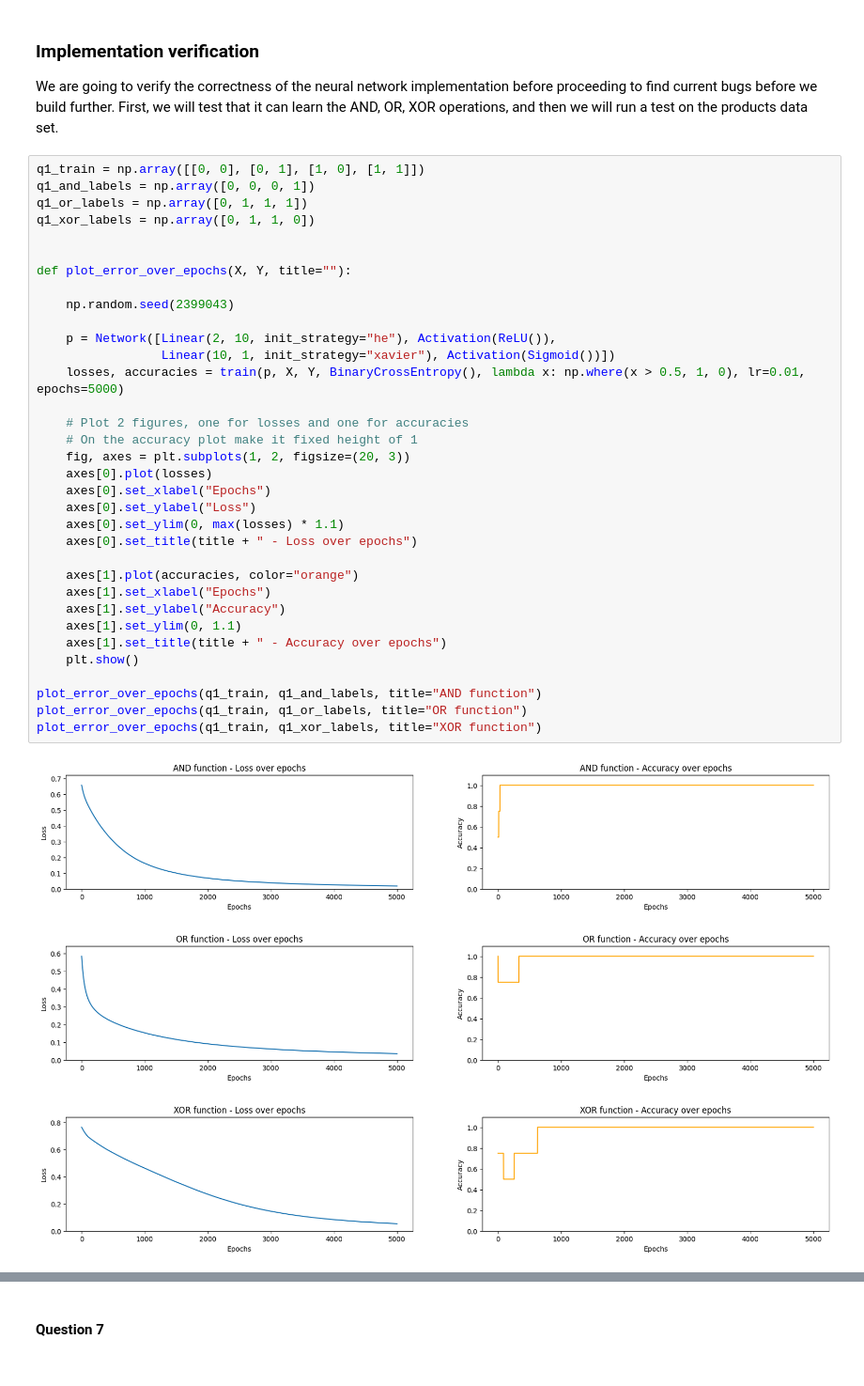
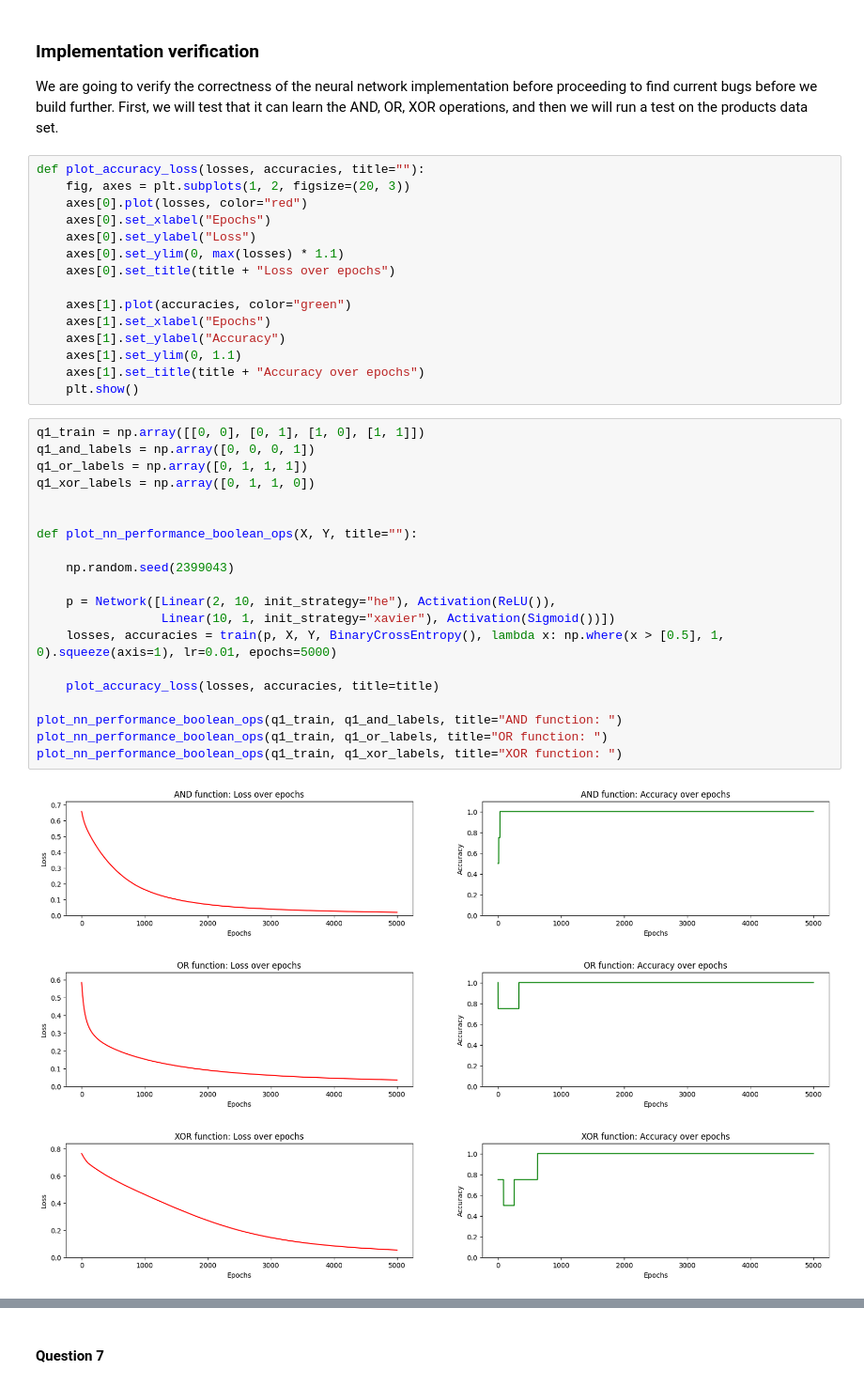
Before and after one commit to zain1290/Artificial-Neural-Network, a Jupyter notebook: src/Drago.ipynb, the cells around one changed output, grey strips where cells are left out. Shown at 94% size. Saved outputs shown, nothing was run; the diff lists cells and outputs as text.

```diff
--- a/src/Drago.ipynb
+++ b/src/Drago.ipynb
@@ -337,42 +337,43 @@ def train(net, inputs, labels, loss, mapToLabel, lr=0.1, epochs=1000):
 # %% [markdown]
 ### Implementation verification
 We are going to verify the correctness of the neural network implementation before proceeding to find current bugs before we build further. First, we will test that it can learn the AND, OR, XOR operations, and then we will run a test on the products data set.
+# %%
+def plot_accuracy_loss(losses, accuracies, title=""):
+    fig, axes = plt.subplots(1, 2, figsize=(20, 3))
+    axes[0].plot(losses, color="red")
+    axes[0].set_xlabel("Epochs")
+    axes[0].set_ylabel("Loss")
+    axes[0].set_ylim(0, max(losses) * 1.1)
+    axes[0].set_title(title + "Loss over epochs")
+
+    axes[1].plot(accuracies, color="green")
+    axes[1].set_xlabel("Epochs")
+    axes[1].set_ylabel("Accuracy")
+    axes[1].set_ylim(0, 1.1)
+    axes[1].set_title(title + "Accuracy over epochs")
+    plt.show()
 # %%
 q1_train = np.array([[0, 0], [0, 1], [1, 0], [1, 1]])
 q1_and_labels = np.array([0, 0, 0, 1])
 q1_or_labels = np.array([0, 1, 1, 1])
 q1_xor_labels = np.array([0, 1, 1, 0])
 
 
-def plot_error_over_epochs(X, Y, title=""):
+def plot_nn_performance_boolean_ops(X, Y, title=""):
 
     np.random.seed(2399043)
 
     p = Network([Linear(2, 10, init_strategy="he"), Activation(ReLU()),
                  Linear(10, 1, init_strategy="xavier"), Activation(Sigmoid())])
-    losses, accuracies = train(p, X, Y, BinaryCrossEntropy(), lambda x: np.where(x > 0.5, 1, 0), lr=0.01, epochs=5000)
+    losses, accuracies = train(p, X, Y, BinaryCrossEntropy(), lambda x: np.where(x > [0.5], 1, 0).squeeze(axis=1), lr=0.01, epochs=5000)
 
-    # Plot 2 figures, one for losses and one for accuracies
-    # On the accuracy plot make it fixed height of 1
-    fig, axes = plt.subplots(1, 2, figsize=(20, 3))
-    axes[0].plot(losses)
-    axes[0].set_xlabel("Epochs")
-    axes[0].set_ylabel("Loss")
-    axes[0].set_ylim(0, max(losses) * 1.1)
-    axes[0].set_title(title + " - Loss over epochs")
+    plot_accuracy_loss(losses, accuracies, title=title)
 
-    axes[1].plot(accuracies, color="orange")
-    axes[1].set_xlabel("Epochs")
-    axes[1].set_ylabel("Accuracy")
-    axes[1].set_ylim(0, 1.1)
-    axes[1].set_title(title + " - Accuracy over epochs")
-    plt.show()
-
-plot_error_over_epochs(q1_train, q1_and_labels, title="AND function")
-plot_error_over_epochs(q1_train, q1_or_labels, title="OR function")
-plot_error_over_epochs(q1_train, q1_xor_labels, title="XOR function")
+plot_nn_performance_boolean_ops(q1_train, q1_and_labels, title="AND function: ")
+plot_nn_performance_boolean_ops(q1_train, q1_or_labels, title="OR function: ")
+plot_nn_performance_boolean_ops(q1_train, q1_xor_labels, title="XOR function: ")
 # %% [output]
-[figure, old version]
+[figure, new version]
-[figure, old version]
+[figure, new version]
-[figure, old version]
+[figure, new version]
 # %%
```
Also changed, not shown: parts of 7 cells of this notebook.
